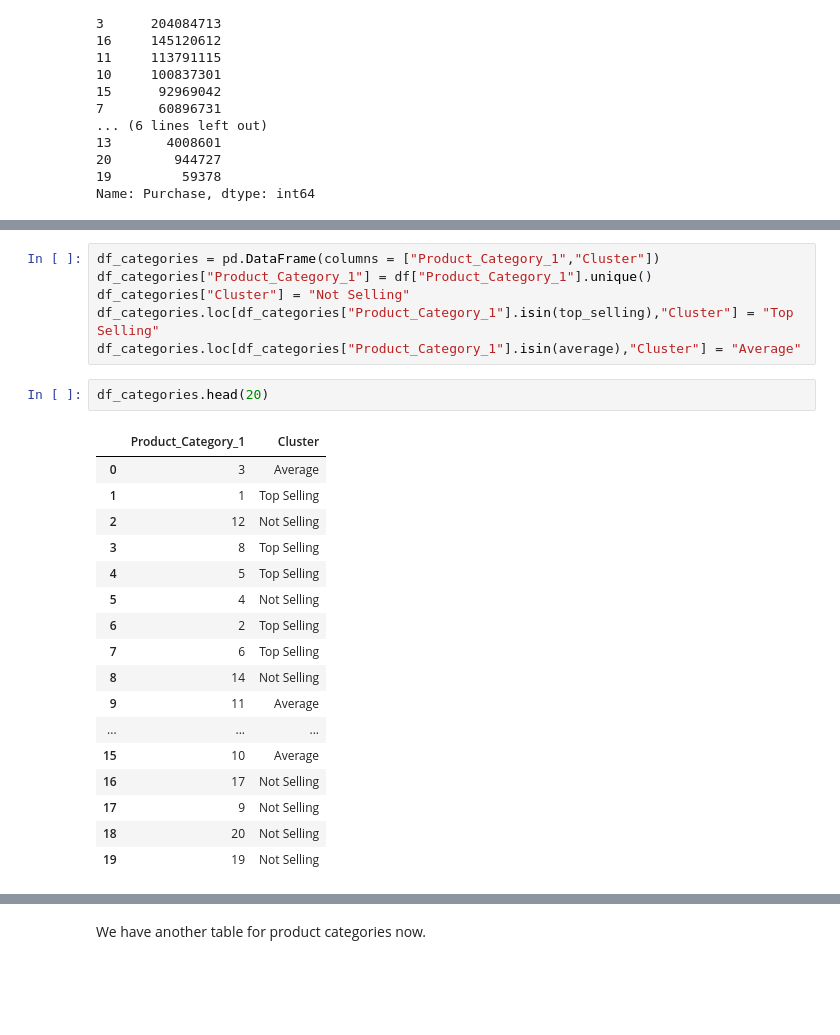
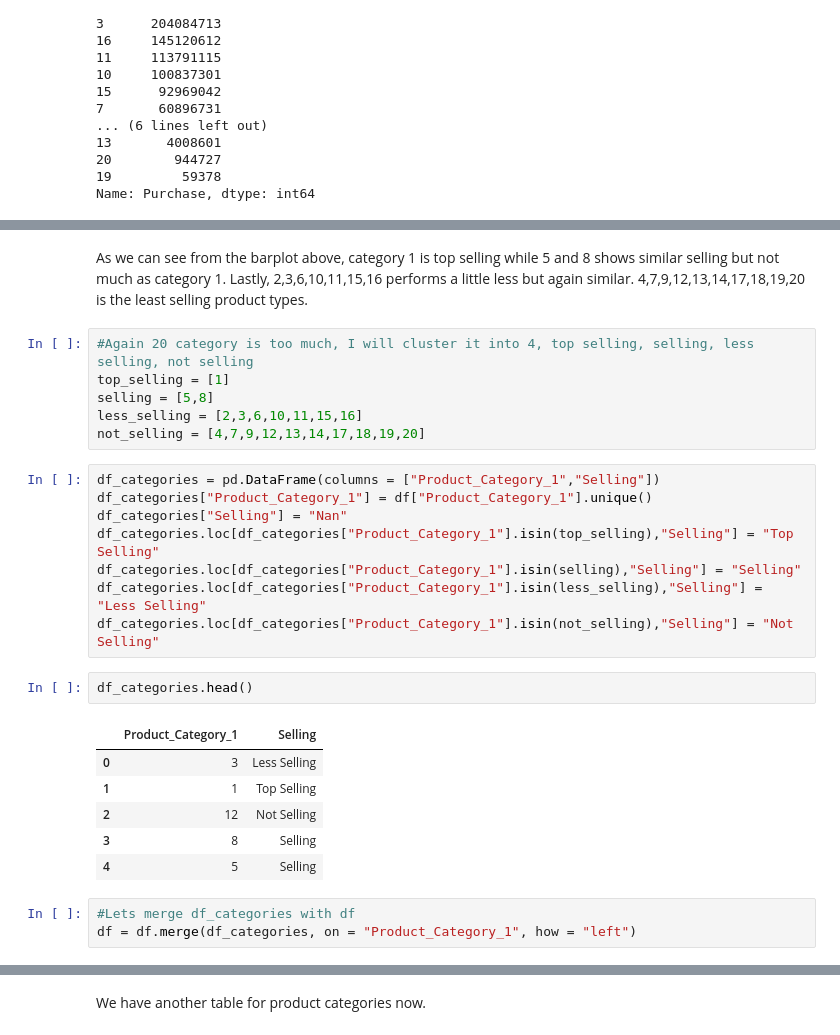
Before and after one commit to kaanbaycan/IE-423-Forecasting-Tasks, a Jupyter notebook: IE_423_Task_3.ipynb, the cells around one changed output, grey strips where cells are left out. Saved outputs shown, nothing was run; the diff lists cells and outputs as text; blank space fills up the shorter version.

```diff
--- a/IE_423_Task_3.ipynb
+++ b/IE_423_Task_3.ipynb
@@ -308,26 +306,28 @@ not_selling = categories[categories < quantiles[0.5]].index
+# %% [markdown]
+As we can see from the barplot above, category 1 is top selling while 5 and 8 shows similar selling but not much as category 1. Lastly, 2,3,6,10,11,15,16 performs a little less but again similar. 4,7,9,12,13,14,17,18,19,20 is the least selling product types.
+# %%
+#Again 20 category is too much, I will cluster it into 4, top selling, selling, less selling, not selling
+top_selling = [1]
+selling = [5,8]
+less_selling = [2,3,6,10,11,15,16]
+not_selling = [4,7,9,12,13,14,17,18,19,20]
 # %%
-df_categories = pd.DataFrame(columns = ["Product_Category_1","Cluster"])
+df_categories = pd.DataFrame(columns = ["Product_Category_1","Selling"])
 df_categories["Product_Category_1"] = df["Product_Category_1"].unique()
-df_categories["Cluster"] = "Not Selling"
-df_categories.loc[df_categories["Product_Category_1"].isin(top_selling),"Cluster"] = "Top Selling"
-df_categories.loc[df_categories["Product_Category_1"].isin(average),"Cluster"] = "Average"
+df_categories["Selling"] = "Nan"
+df_categories.loc[df_categories["Product_Category_1"].isin(top_selling),"Selling"] = "Top Selling"
+df_categories.loc[df_categories["Product_Category_1"].isin(selling),"Selling"] = "Selling"
+df_categories.loc[df_categories["Product_Category_1"].isin(less_selling),"Selling"] = "Less Selling"
+df_categories.loc[df_categories["Product_Category_1"].isin(not_selling),"Selling"] = "Not Selling"
 # %%
-df_categories.head(20)
+df_categories.head()
 # %% [output]
-|  | Product_Category_1 | Cluster |
-| 0 | 3 | Average |
+|  | Product_Category_1 | Selling |
+| 0 | 3 | Less Selling |
 | 1 | 1 | Top Selling |
 | 2 | 12 | Not Selling |
-| 3 | 8 | Top Selling |
-| 4 | 5 | Top Selling |
-| 5 | 4 | Not Selling |
-| 6 | 2 | Top Selling |
-| 7 | 6 | Top Selling |
-| 8 | 14 | Not Selling |
-| 9 | 11 | Average |
-| ... | ... | ... |
-| 15 | 10 | Average |
-| 16 | 17 | Not Selling |
-| 17 | 9 | Not Selling |
-| 18 | 20 | Not Selling |
-| 19 | 19 | Not Selling |
+| 3 | 8 | Selling |
+| 4 | 5 | Selling |
+# %%
+#Lets merge df_categories with df
+df = df.merge(df_categories, on = "Product_Category_1", how = "left")
```
Also changed, not shown: parts of 101 cells of this notebook.
